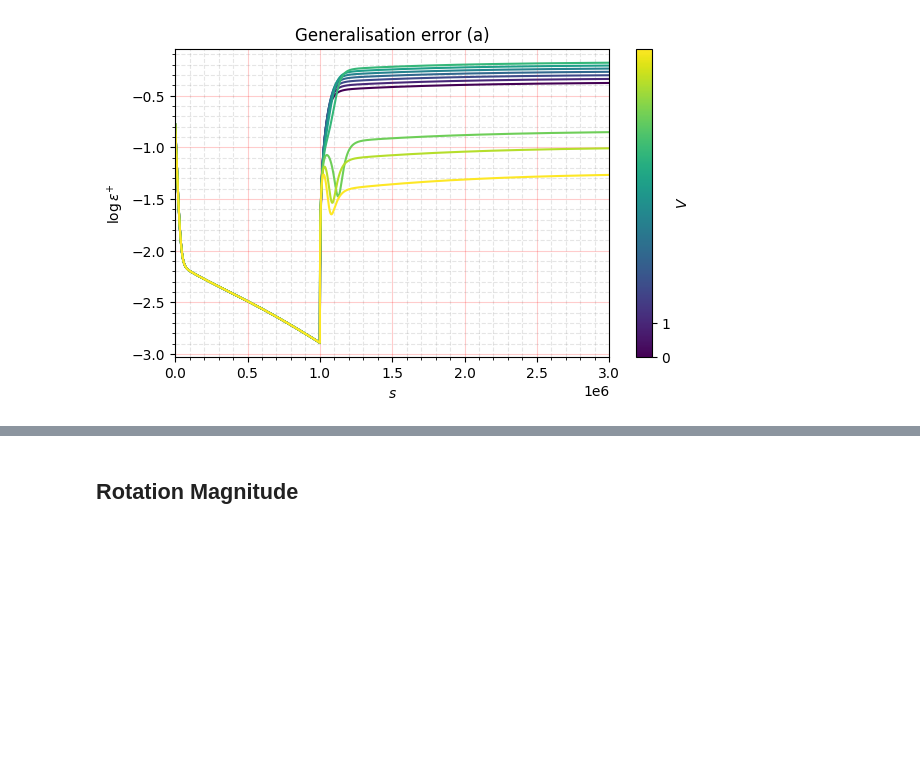
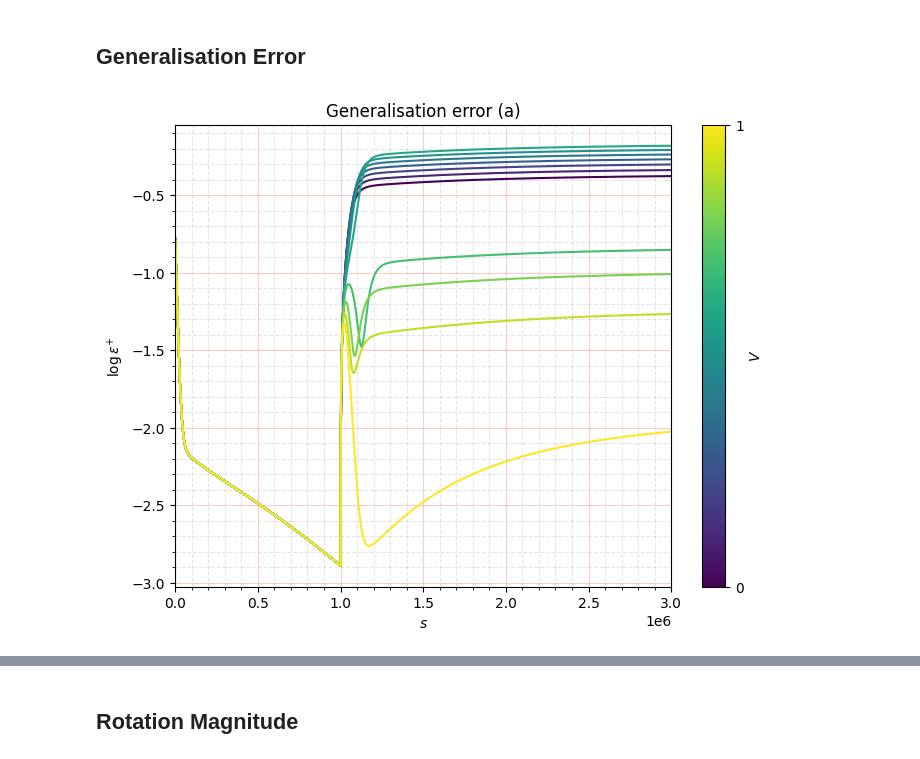
Before and after one commit to Lisa-ach/student_teacher_catastrophic, a Jupyter notebook: notes/Experiment1/Figure3.ipynb, the cells around one changed output, grey strips where cells are left out. Saved outputs shown, nothing was run; the diff lists cells and outputs as text; code cells hidden in the pictures; blank space fills up the shorter version.

```diff
--- a/notes/Experiment1/Figure3.ipynb
+++ b/notes/Experiment1/Figure3.ipynb
@@ -49,37 +29,43 @@ for i,m in enumerate(i_range):
+# %%
+i_range = np.linspace(0, 1, 11)
+error_0 , error_1 = extract_ode_error_logs(results_folder, i_range)
+error_0_ , error_1_  = extract_network_error_logs(results_folder, i_range)
+# %% [markdown]
+## Generalisation Error
 # %%
 import matplotlib.colors as mcolors
 
-fig, ax = plt.subplots(figsize=(7,4))
+fig1, ax = plt.subplots(figsize=(8,6))
 color_map = cm.get_cmap("viridis")
-norm = mcolors.Normalize(vmin=0, vmax=len(error_0_)-1)
+norm = mcolors.Normalize(vmin=0, vmax=1)
 
 for i, (overlap, err) in enumerate(error_0_.items()):
-    ax.plot(10*np.arange(len(err)), err, color=color_map(norm(i)))
+    ax.plot(10*np.arange(len(err)), err, color=color_map(overlap))
 # Grid settings
 ax.minorticks_on()
 ax.grid(True, which='major', color='r', linestyle='-', alpha=0.2)
 ax.grid(True, which='minor', color='gray', linestyle='--', alpha=0.2)
 
 color_map = cm.get_cmap("viridis")
 
 # Colorbar
 
 sm = cm.ScalarMappable(cmap=color_map, norm=norm)
-cbar = fig.colorbar(sm, ax=ax, label=r"$V$")
+cbar = fig1.colorbar(sm, ax=ax, label=r"$V$")
 cbar.set_ticks([0, 1])
 cbar.ax.set_yticklabels(["0", "1"])
 
 # Labels
 ax.set_xlabel(r"$s$")
 ax.set_ylabel(r"$\log \epsilon^{+}$")
 
 # Style adjustments
 ax.set_xlim(0, 3e6)  # Adjust range based on the image
 # ax.set_ylim(-5, 0)  # Logarithmic scaling
 
 plt.title("Generalisation error (a)")
-fig.show()
+fig1.show()
 # %% [output]
-[figure, old version]
+[figure, new version]
 # %%
 color_map = cm.get_cmap("plasma")
```
Also changed, not shown: parts of 19 cells of this notebook.
